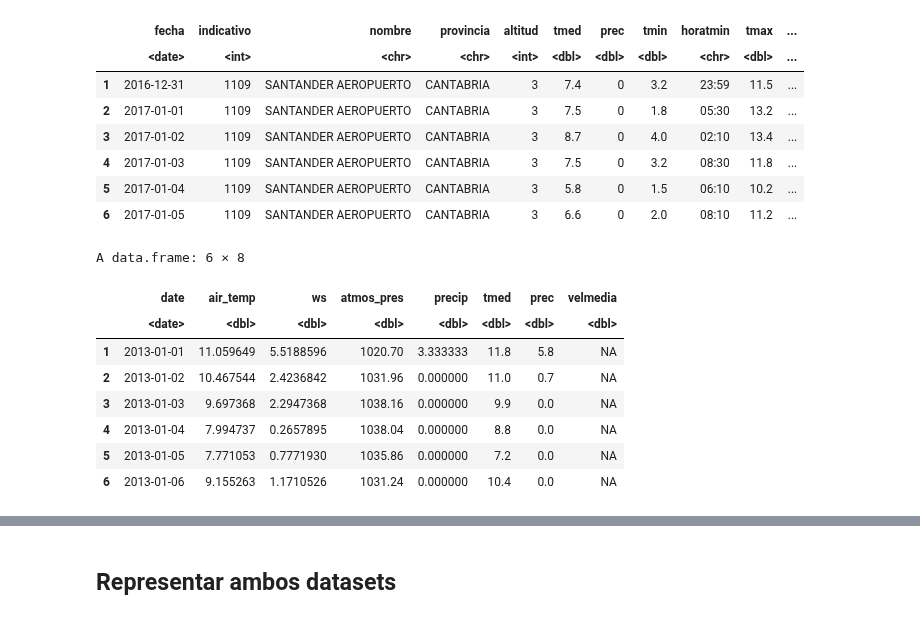
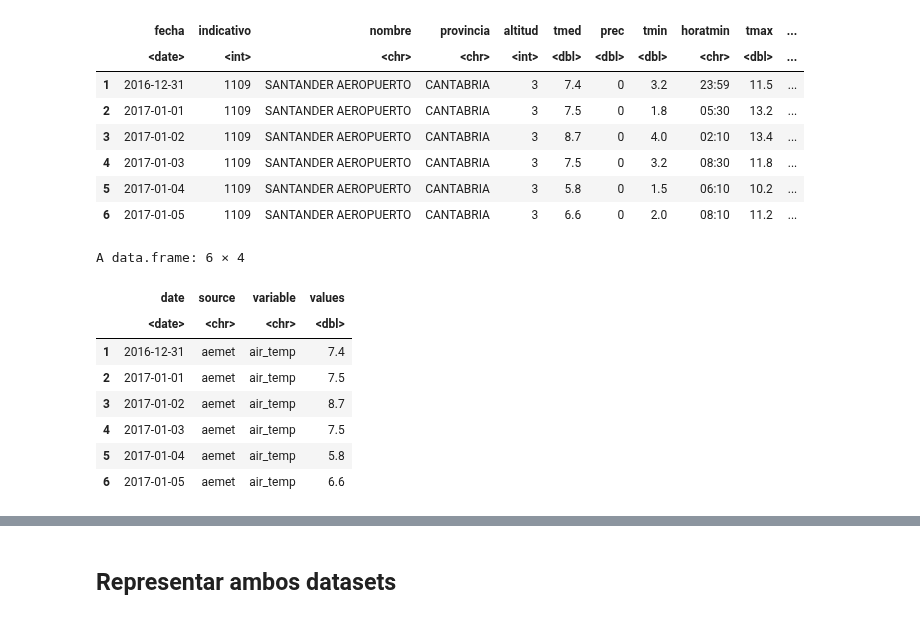
Before and after one commit to Jaimedgp/AirQualityCOVID, a Jupyter notebook: notebooks/Curation/Meteo/worldmet_AEMET.ipynb, the cells around one changed output, grey strips where cells are left out. Cells and saved outputs as stored; diff of their text form; code cells hidden in the pictures.

```diff
--- a/notebooks/Curation/Meteo/worldmet_AEMET.ipynb
+++ b/notebooks/Curation/Meteo/worldmet_AEMET.ipynb
@@ -31,7 +33,7 @@ suppressMessages(library(tidyverse))
 # %% [markdown]
 ## Datos de WorldMet
 # %%
-variables.wmt <- c("air_temp", "ws", "wd", "precip")
+variables.wmt <- c("air_temp", "ws", "precip")
 # %%
 dataMto <- importNOAA(code = "080210-99999",
                       year = 2013:2020,
@@ -91,12 +89,26 @@ diff.df <- merge(new.df,
-# %%
-head(diff.df)
-# %% [output]
-A data.frame: 6 × 8
-|  | date | air_temp | ws | atmos_pres | precip | tmed | prec | velmedia |
-|  | <date> | <dbl> | <dbl> | <dbl> | <dbl> | <dbl> | <dbl> | <dbl> |
-| 1 | 2013-01-01 | 11.059649 | 5.5188596 | 1020.70 | 3.333333 | 11.8 | 5.8 | NA |
-| 2 | 2013-01-02 | 10.467544 | 2.4236842 | 1031.96 | 0.000000 | 11.0 | 0.7 | NA |
-| 3 | 2013-01-03 | 9.697368 | 2.2947368 | 1038.16 | 0.000000 | 9.9 | 0.0 | NA |
-| 4 | 2013-01-04 | 7.994737 | 0.2657895 | 1038.04 | 0.000000 | 8.8 | 0.0 | NA |
-| 5 | 2013-01-05 | 7.771053 | 0.7771930 | 1035.86 | 0.000000 | 7.2 | 0.0 | NA |
-| 6 | 2013-01-06 | 9.155263 | 1.1710526 | 1031.24 | 0.000000 | 10.4 | 0.0 | NA |
+# %%
+new.df.aemet <- data.frame()
+
+for (i in 1:length(variables.aemet)) {
+
+    new.df.aemet <- rbind(new.df.aemet,
+                    data.frame(date=data.aemet$fecha,
+                               source=rep("aemet",
+                                          length(data.aemet[, "fecha"])),
+                               variable=rep(variables.wmt[i],
+                                            length(data.aemet[, "fecha"])),
+                               values=data.aemet[, variables.aemet[i]])
+                   )
+}
+
+head(new.df.aemet)
+# %% [output]
+A data.frame: 6 × 4
+|  | date | source | variable | values |
+|  | <date> | <chr> | <chr> | <dbl> |
+| 1 | 2016-12-31 | aemet | air_temp | 7.4 |
+| 2 | 2017-01-01 | aemet | air_temp | 7.5 |
+| 3 | 2017-01-02 | aemet | air_temp | 8.7 |
+| 4 | 2017-01-03 | aemet | air_temp | 7.5 |
+| 5 | 2017-01-04 | aemet | air_temp | 5.8 |
+| 6 | 2017-01-05 | aemet | air_temp | 6.6 |
```
Also changed, not shown: parts of 12 cells of this notebook.
